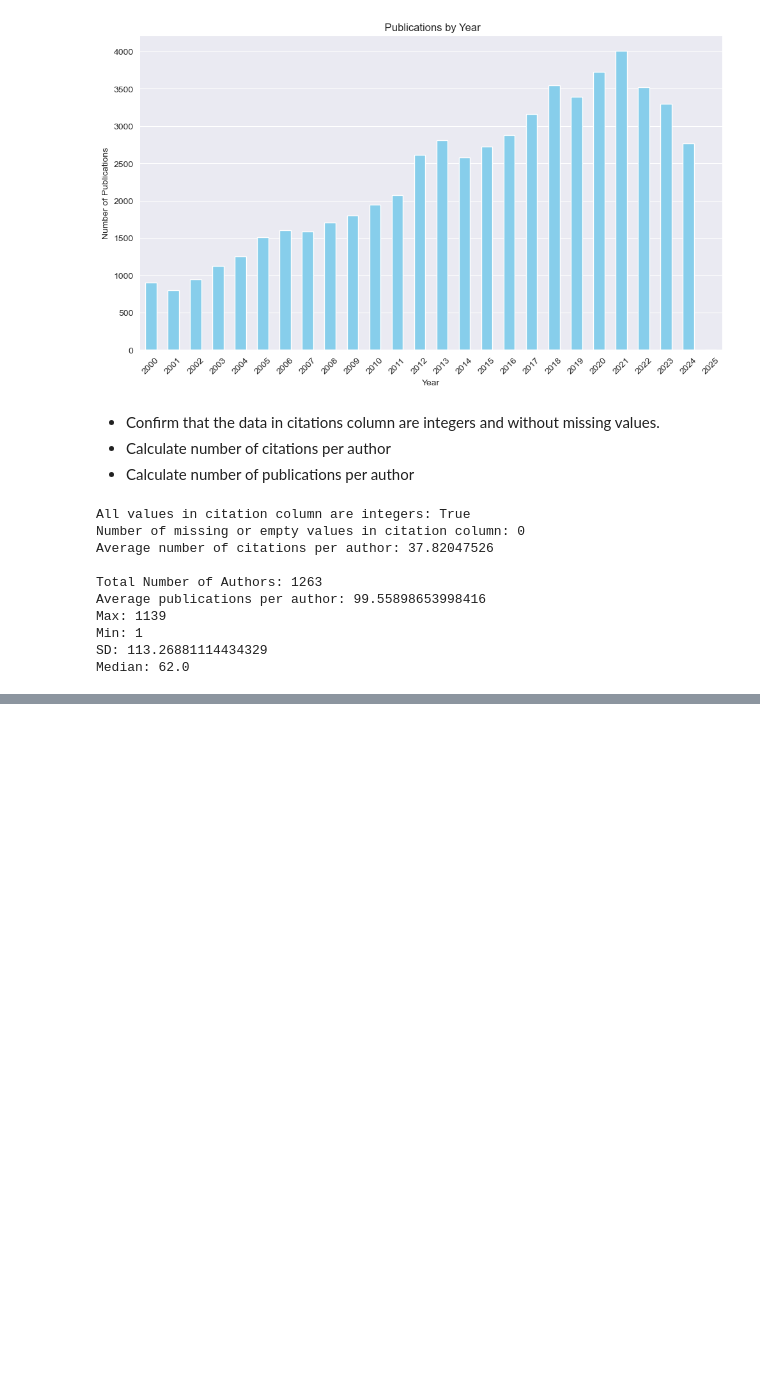
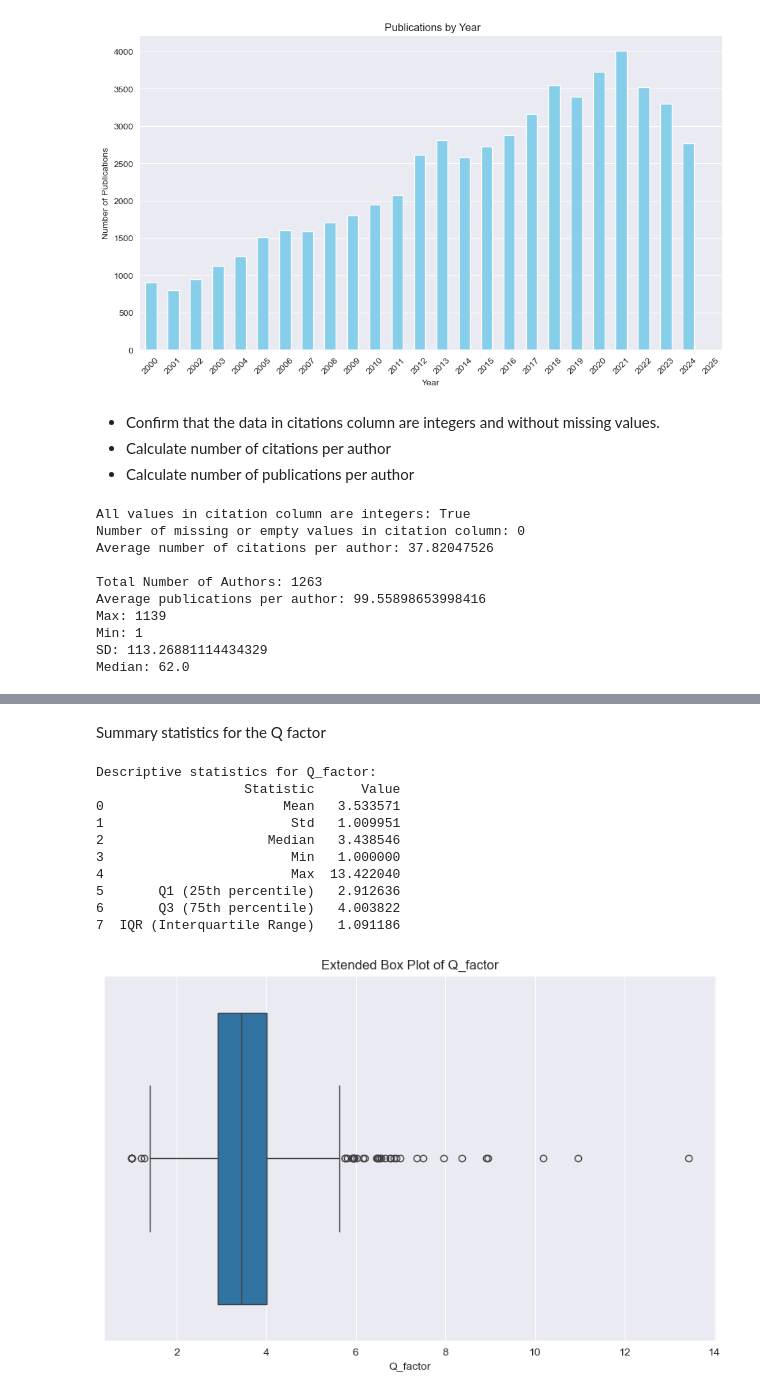
Before and after one commit to muon2998/QFactor, a Jupyter notebook: qscore.ipynb, the cells around one changed output, grey strips where cells are left out. Drawn from its saved outputs; the diff is of its cells as text; code cells hidden in the pictures; blank space fills up the shorter version.

```diff
--- a/qscore.ipynb
+++ b/qscore.ipynb
@@ -231 +242,52 @@ Sample does not look Gaussian (reject H0)
 [figure]
+# %% [markdown]
+Summary statistics for the Q factor
+# %%
+import pandas as pd
+import matplotlib.pyplot as plt
+import seaborn as sns
+
+# Function to generate descriptive statistics and extended box plot
+def generate_statistics_and_boxplot(data, column_name):
+    # Extract values from the column
+    values = data[column_name]
+
+    # Calculate descriptive statistics
+    column_mean = values.mean()
+    column_std = values.std()
+    column_median = values.median()
+    column_min = values.min()
+    column_max = values.max()
+    column_q1 = values.quantile(0.25)
+    column_q3 = values.quantile(0.75)
+    column_iqr = column_q3 - column_q1
+
+    # Create a descriptive statistics summary DataFrame
+    column_summary = pd.DataFrame({
+        'Statistic': ['Mean', 'Std', 'Median', 'Min', 'Max', 'Q1 (25th percentile)', 'Q3 (75th percentile)', 'IQR (Interquartile Range)'],
+        'Value': [column_mean, column_std, column_median, column_min, column_max, column_q1, column_q3, column_iqr]
+    })
+
+    print(f"Descriptive statistics for {column_name}:")
+    print(column_summary)
+
+    # Create an extended box plot
+    plt.figure(figsize=(10, 6))
+    sns.boxplot(x=values, whis=1.5)
+    plt.title(f'Extended Box Plot of {column_name}')
+    plt.xlabel(column_name)
+    plt.show()
+
+generate_statistics_and_boxplot(q_factors, 'Q_factor')
+# %% [output]
+Descriptive statistics for Q_factor:
+                   Statistic      Value
+0                       Mean   3.533571
+1                        Std   1.009951
+2                     Median   3.438546
+3                        Min   1.000000
+4                        Max  13.422040
+5       Q1 (25th percentile)   2.912636
+6       Q3 (75th percentile)   4.003822
+7  IQR (Interquartile Range)   1.091186
+[figure, added]
```
Also changed, not shown: parts of 11 cells of this notebook.
